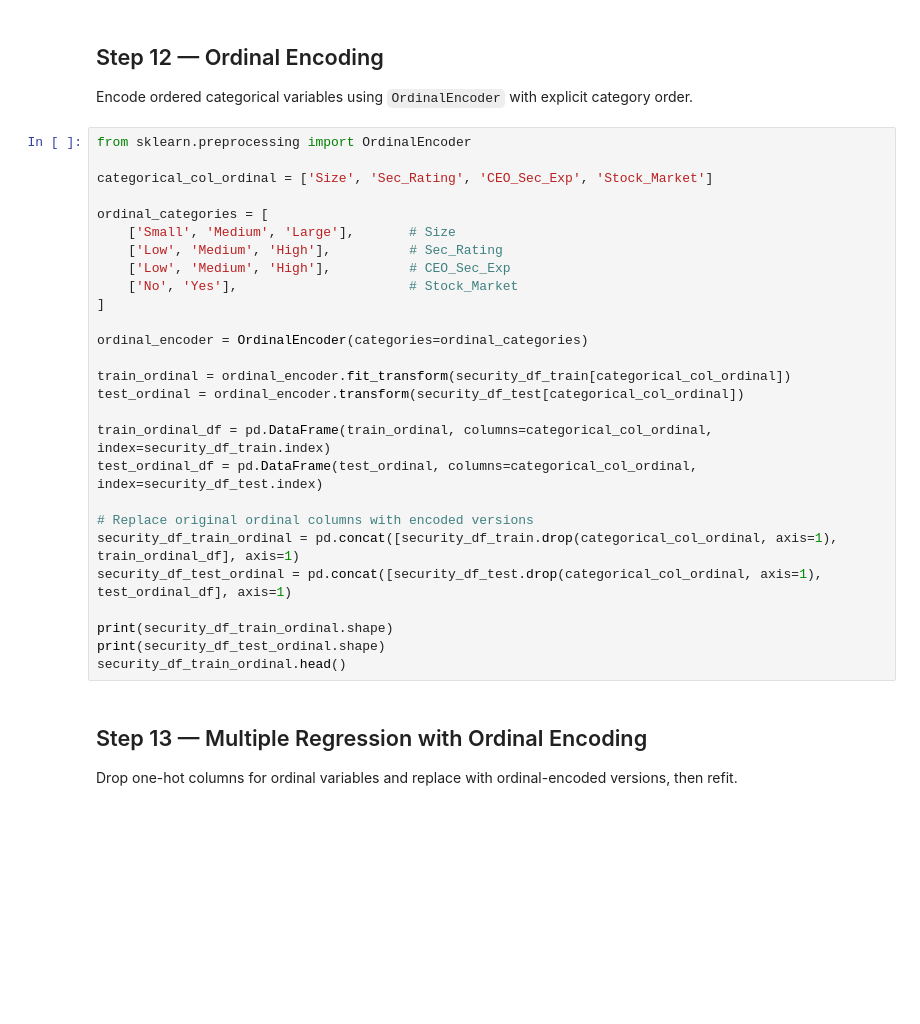
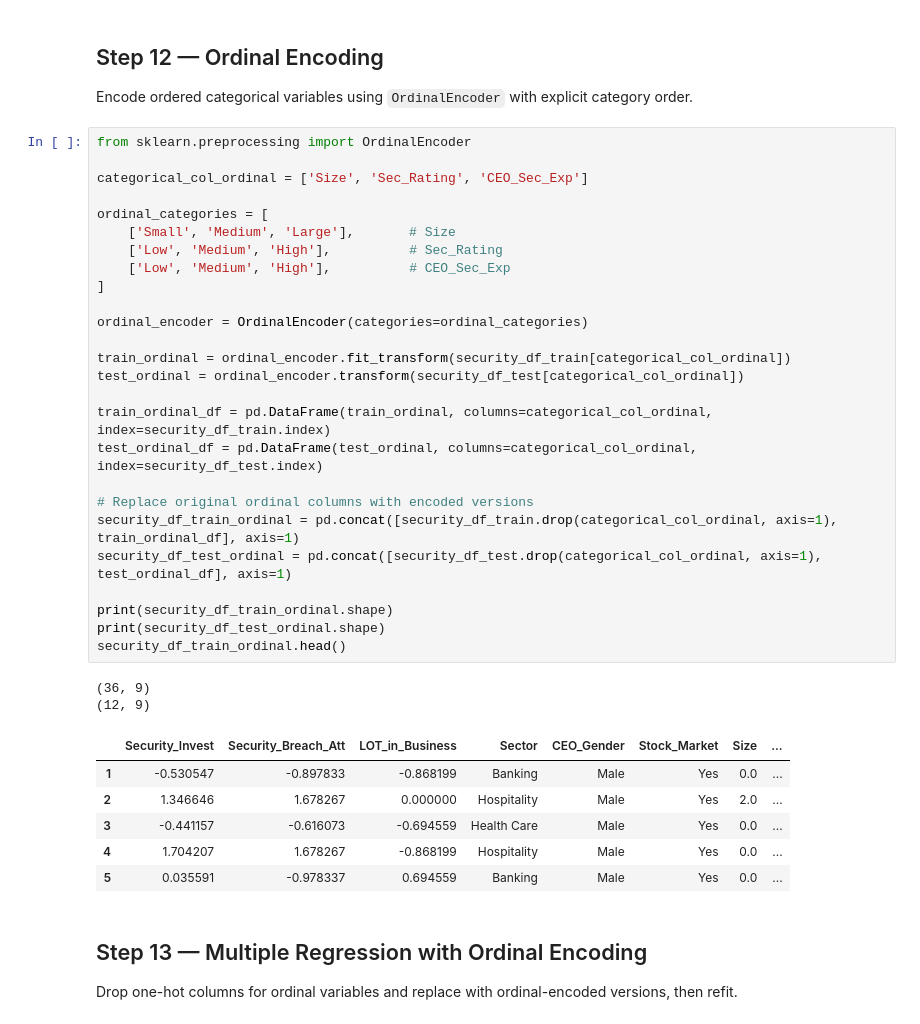
Before and after one commit to eddiejaques/ml-code-samples, a Jupyter notebook: Security Breaches Dataset/data_linear_regression.ipynb, the cells around one changed output. Saved outputs shown, nothing was run; the diff lists cells and outputs as text; blank space fills up the shorter version.

```diff
--- a/Security Breaches Dataset/data_linear_regression.ipynb
+++ b/Security Breaches Dataset/data_linear_regression.ipynb
@@ -447,30 +477,38 @@ Encode ordered categorical variables using `OrdinalEncoder` with explicit catego
 # %%
 from sklearn.preprocessing import OrdinalEncoder
 
-categorical_col_ordinal = ['Size', 'Sec_Rating', 'CEO_Sec_Exp', 'Stock_Market']
+categorical_col_ordinal = ['Size', 'Sec_Rating', 'CEO_Sec_Exp']
 
 ordinal_categories = [
     ['Small', 'Medium', 'Large'],       # Size
     ['Low', 'Medium', 'High'],          # Sec_Rating
     ['Low', 'Medium', 'High'],          # CEO_Sec_Exp
-    ['No', 'Yes'],                      # Stock_Market
 ]
 
 ordinal_encoder = OrdinalEncoder(categories=ordinal_categories)
 
 train_ordinal = ordinal_encoder.fit_transform(security_df_train[categorical_col_ordinal])
 test_ordinal = ordinal_encoder.transform(security_df_test[categorical_col_ordinal])
 
 train_ordinal_df = pd.DataFrame(train_ordinal, columns=categorical_col_ordinal, index=security_df_train.index)
 test_ordinal_df = pd.DataFrame(test_ordinal, columns=categorical_col_ordinal, index=security_df_test.index)
 
 # Replace original ordinal columns with encoded versions
 security_df_train_ordinal = pd.concat([security_df_train.drop(categorical_col_ordinal, axis=1), train_ordinal_df], axis=1)
 security_df_test_ordinal = pd.concat([security_df_test.drop(categorical_col_ordinal, axis=1), test_ordinal_df], axis=1)
 
 print(security_df_train_ordinal.shape)
 print(security_df_test_ordinal.shape)
 security_df_train_ordinal.head()
+# %% [output]
+(36, 9)
+(12, 9)
+|  | Security_Invest | Security_Breach_Att | LOT_in_Business | Sector | CEO_Gender | Stock_Market | Size | ... |
+| 1 | -0.530547 | -0.897833 | -0.868199 | Banking | Male | Yes | 0.0 | ... |
+| 2 | 1.346646 | 1.678267 | 0.000000 | Hospitality | Male | Yes | 2.0 | ... |
+| 3 | -0.441157 | -0.616073 | -0.694559 | Health Care | Male | Yes | 0.0 | ... |
+| 4 | 1.704207 | 1.678267 | -0.868199 | Hospitality | Male | Yes | 0.0 | ... |
+| 5 | 0.035591 | -0.978337 | 0.694559 | Banking | Male | Yes | 0.0 | ... |
 # %% [markdown]
 ## Step 13 — Multiple Regression with Ordinal Encoding
 Drop one-hot columns for ordinal variables and replace with ordinal-encoded versions, then refit.
```
Also changed, not shown: parts of 9 cells of this notebook, 4 other files.
